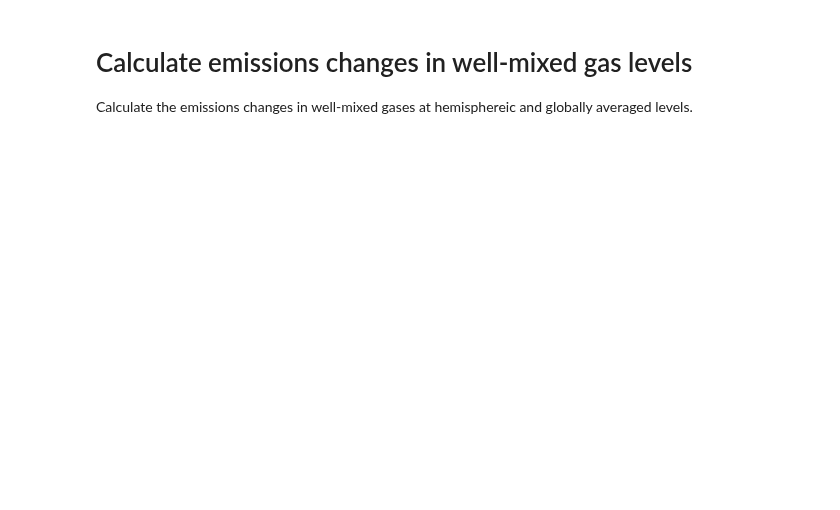
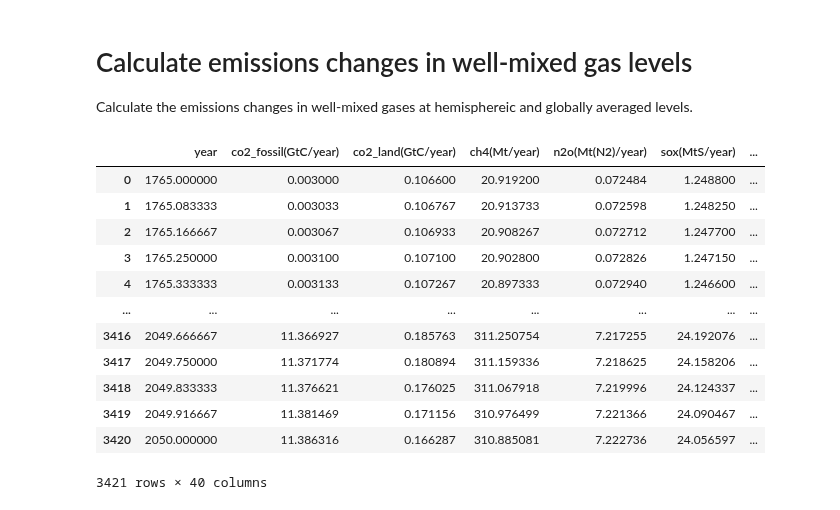
Before and after one commit to Rlamboll/modify_COVID19_netCDF_Emissions, a Jupyter notebook: calculations/WellMixedGHGCalc.ipynb, the cells around one changed output. Drawn from its saved outputs; the diff is of its cells as text; code cells hidden in the pictures; blank space fills up the shorter version.

Commit message:
Sketch of well-mixed gases function complete

```diff
--- a/calculations/WellMixedGHGCalc.ipynb
+++ b/calculations/WellMixedGHGCalc.ipynb
@@ -14,14 +16,30 @@ from utils import copy_netcdf_file, insert_interpolated_point
 # %%
 # Input gas levels
 input_folder = "../input/"
+output_folder = "../output/"
 input_co2_mole = "mole-fraction-of-carbon-dioxide-in-air_input4MIPs_GHGConcentrations_ScenarioMIP_UoM-MESSAGE-GLOBIOM-ssp245-1-2-0_gr1-GMNHSH_2015-2500.nc"
 input_no2_mole = "mole-fraction-of-nitrous-oxide-in-air_input4MIPs_GHGConcentrations_ScenarioMIP_UoM-MESSAGE-GLOBIOM-ssp245-1-2-1_gr1-GMNHSH_201501-250012.nc"
 input_ch4_mole = "mole-fraction-of-methane-in-air_input4MIPs_GHGConcentrations_ScenarioMIP_UoM-MESSAGE-GLOBIOM-ssp245-1-2-0_gr1-GMNHSH_201501-250012.nc"
 
-input_co2_air = "CO2-em-AIR-anthro_input4MIPs_emissions_ScenarioMIP_IAMC-MESSAGE-GLOBIOM-ssp245-1-1_gn_201501-210012.nc"
+# We need to know the names of relevant variables in each of the different files
+gases = {"co2": input_co2_mole, "n2o": input_no2_mole, "ch4": input_ch4_mole}
+key_variables = {
+    "co2": "mole_fraction_of_{}_in_air".format("carbon_dioxide"),
+    "n2o": "mole_fraction_of_{}_in_air".format("nitrous_oxide"), #TODO: check this
+    "ch4": "mole_fraction_of_{}_in_air".format("methane"), #TODO: check this
+}
+path_var_names = {"co2": "co2(GtC/year)", "n2o": "n2o(MtC/year)", "ch4": "ch4(MtC/year)"}
+
+# input_co2_air = "CO2-em-AIR-anthro_input4MIPs_emissions_ScenarioMIP_IAMC-MESSAGE-GLOBIOM-ssp245-1-1_gn_201501-210012.nc"
 
 # Modification factors
 mod_input_folder = "../../COVID19_emissions_data/global_pathways/"
-mod_input_file = "Base_pathway.xlsx"
+mod_input_baseline = "Base_pathway.xlsx"
+mod_input_ff = "FossilFuel_pathway.xlsx"
+mod_input_2yr= "TwoYearBlip_pathway.xlsx"
+mod_input_mg = "ModerateGreen_pathway.xlsx"
+mod_input_sg = "StrongGreen_pathway.xlsx"
 
-files_to_global = []
+pathway_files = [mod_input_ff, mod_input_2yr, mod_input_mg, mod_input_sg]
+
+year_range = np.arange(2020, 2051)
@@ -35,0 +46,17 @@ for fileind in range(len(files_to_global)):
+# %%
+baseline = pd.read_excel(mod_input_folder + mod_input_baseline, header=0, index_col=0)
+baseline
+# %% [output]
+|  | year | co2_fossil(GtC/year) | co2_land(GtC/year) | ch4(Mt/year) | n2o(Mt(N2)/year) | sox(MtS/year) | ... |
+| 0 | 1765.000000 | 0.003000 | 0.106600 | 20.919200 | 0.072484 | 1.248800 | ... |
+| 1 | 1765.083333 | 0.003033 | 0.106767 | 20.913733 | 0.072598 | 1.248250 | ... |
+| 2 | 1765.166667 | 0.003067 | 0.106933 | 20.908267 | 0.072712 | 1.247700 | ... |
+| 3 | 1765.250000 | 0.003100 | 0.107100 | 20.902800 | 0.072826 | 1.247150 | ... |
+| 4 | 1765.333333 | 0.003133 | 0.107267 | 20.897333 | 0.072940 | 1.246600 | ... |
+| ... | ... | ... | ... | ... | ... | ... | ... |
+| 3416 | 2049.666667 | 11.366927 | 0.185763 | 311.250754 | 7.217255 | 24.192076 | ... |
+| 3417 | 2049.750000 | 11.371774 | 0.180894 | 311.159336 | 7.218625 | 24.158206 | ... |
+| 3418 | 2049.833333 | 11.376621 | 0.176025 | 311.067918 | 7.219996 | 24.124337 | ... |
+| 3419 | 2049.916667 | 11.381469 | 0.171156 | 310.976499 | 7.221366 | 24.090467 | ... |
+| 3420 | 2050.000000 | 11.386316 | 0.166287 | 310.885081 | 7.222736 | 24.056597 | ... |
+3421 rows × 40 columns
```
Also changed, not shown: parts of 15 cells of this notebook.
